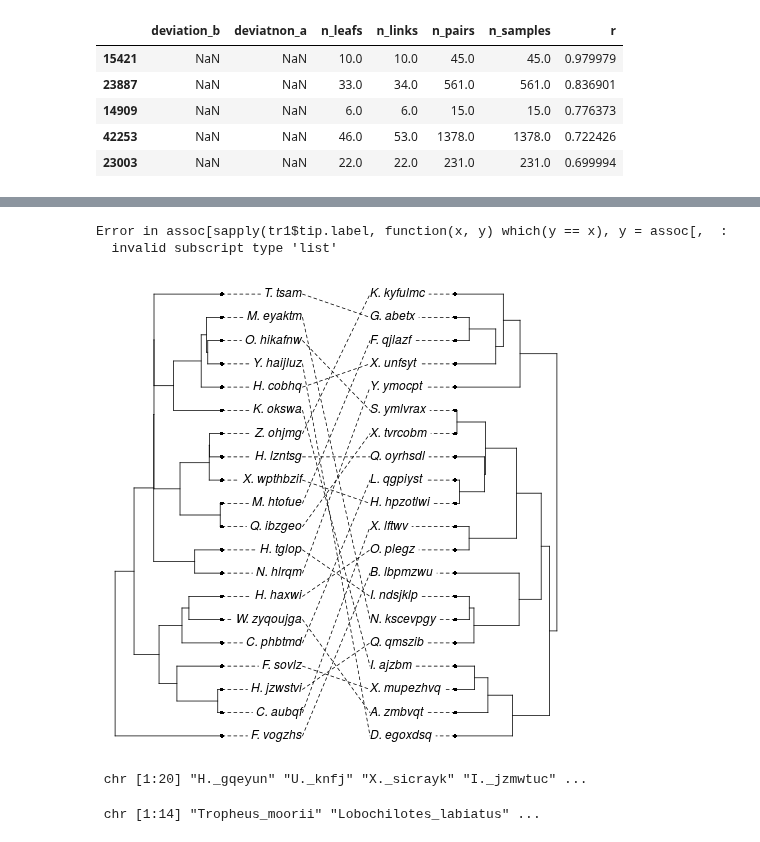
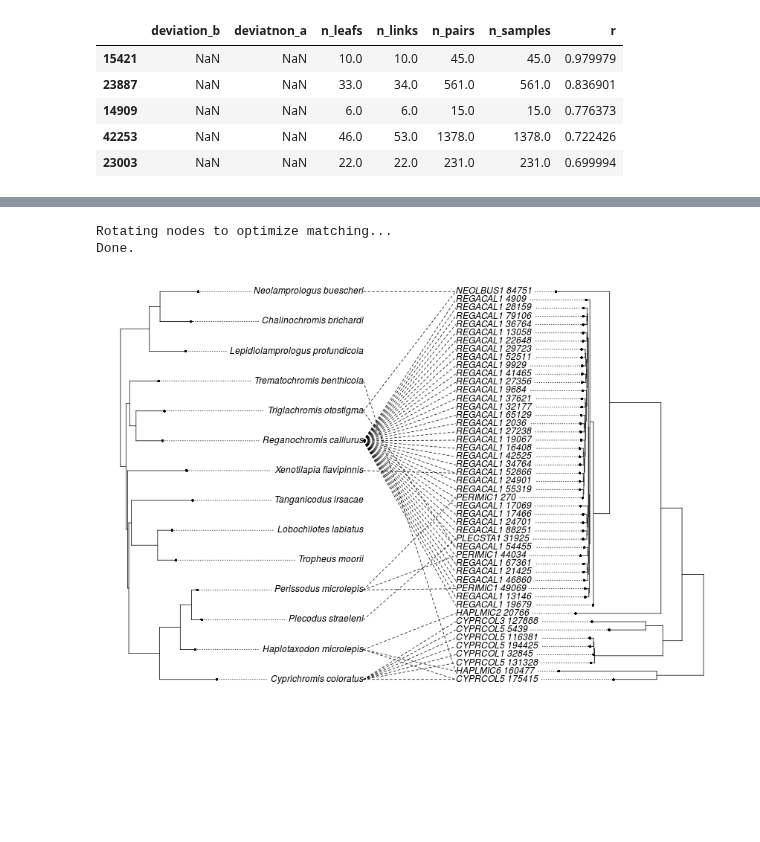
Before and after one commit to ryneches/SuchTree, a Jupyter notebook: example_2.ipynb, the cells around one changed output, grey strips where cells are left out. Cells and saved outputs as stored; diff of their text form; code cells hidden in the pictures; blank space fills up the shorter version.

```diff
--- a/example_2.ipynb
+++ b/example_2.ipynb
@@ -420,15 +398,17 @@ with open( str(cladeid) + '.tgl', 'w' ) as f :
 # %%
-%%R
+%%R -w 30 -h 20 -u cm
 
 library('phytools')
-source("http://www.phytools.org/cophylo/v0.1/cophylo.R")
 
 tr1 <- read.tree( 'mcgee.tree' )
-tr2 <- read.newick( '23887_noquote.tree' )
-assoc = as.matrix(read.csv( '23887.rev_links', sep='\t', header=FALSE ))
+tr2 <- read.newick( '42333_noquote.tree' )
+tr2 <- collapse.singles(tr2)
+assoc = as.matrix(read.csv( '42333.rev_links', sep='\t', header=FALSE ))
 colnames(assoc)<-c('tips.tr1','tips.tr2')
 
-cophylo( tr1, tr2, assoc=assoc )
+obj <- cophylo( tr1, tr2, assoc=assoc )
+plot(obj)
 # %% [output]
-Error in assoc[sapply(tr1$tip.label, function(x, y) which(y == x), y = assoc[,  :
-  invalid subscript type 'list'
+Rotating nodes to optimize matching...
+Done.
+[figure, added]
@@ -437,36 +414,0 @@ clinks.applymap( lambda x: 1 if x > 0 else 0 ).to_csv( str(cladeid) + '_linktabl
-# %%
-%%R
-
-N<-20
-tips.tr1<-replicate(N,paste(sample(LETTERS,1),"._",
-    paste(sample(letters,round(runif(n=1,min=4,max=8))),
-    collapse=""),sep=""))
-tips.tr2<-replicate(N,paste(sample(LETTERS,1),"._",
-    paste(sample(letters,round(runif(n=1,min=4,max=8))),
-    collapse=""),sep=""))
-tr1<-pbtree(n=N,tip.label=tips.tr1)
-tr2<-pbtree(n=N,tip.label=sample(tips.tr2))
-assoc<-cbind(tips.tr1,tips.tr2)
-## here is our association matrix
-assoc
-obj <- cophylo( tr1, tr2, rotate=FALSE,  assoc=assoc )
-plot(obj)
-# %% [output]
-[figure, removed]
-# %%
-%%R
-
-str(tr1$tip.label)
-# %% [output]
- chr [1:20] "H._gqeyun" "U._knfj" "X._sicrayk" "I._jzmwtuc" ...
-# %%
-%%R
-
-
-#assoc = as.matrix(read.csv( '23887.rev_links', sep='\t', header=FALSE ))
-#colnames(assoc)<-c('tips.tr1','tips.tr2')
-#assoc
-
-str(tr1$tip.label)
-# %% [output]
- chr [1:14] "Tropheus_moorii" "Lobochilotes_labiatus" ...
```
Also changed, not shown: parts of 20 cells of this notebook.
